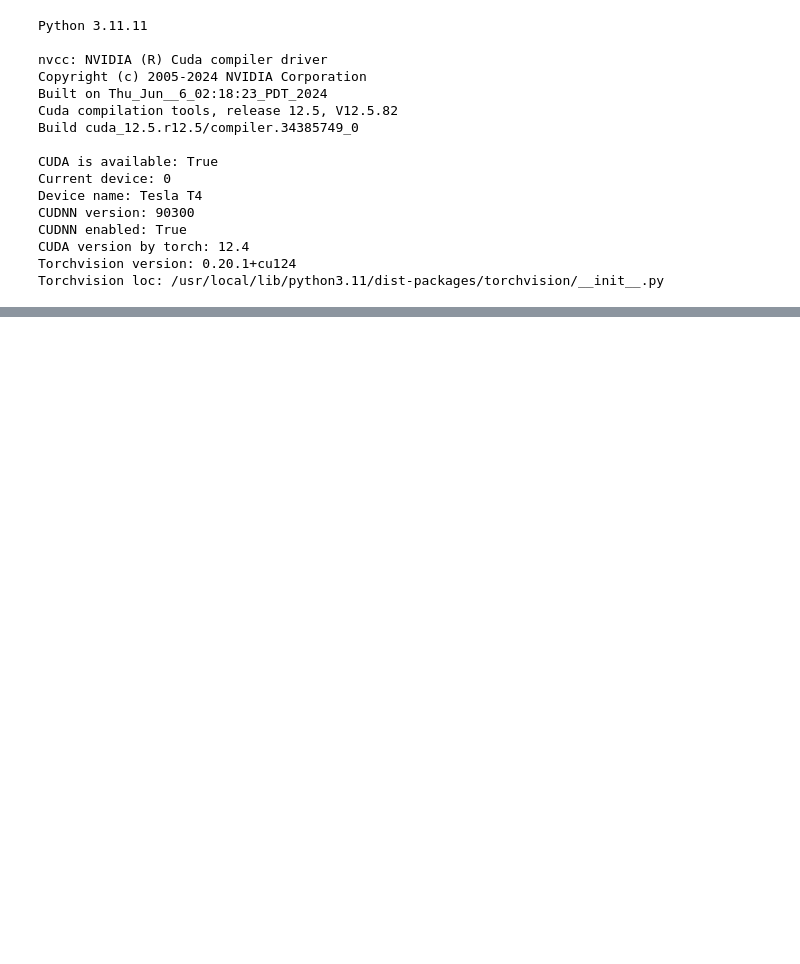
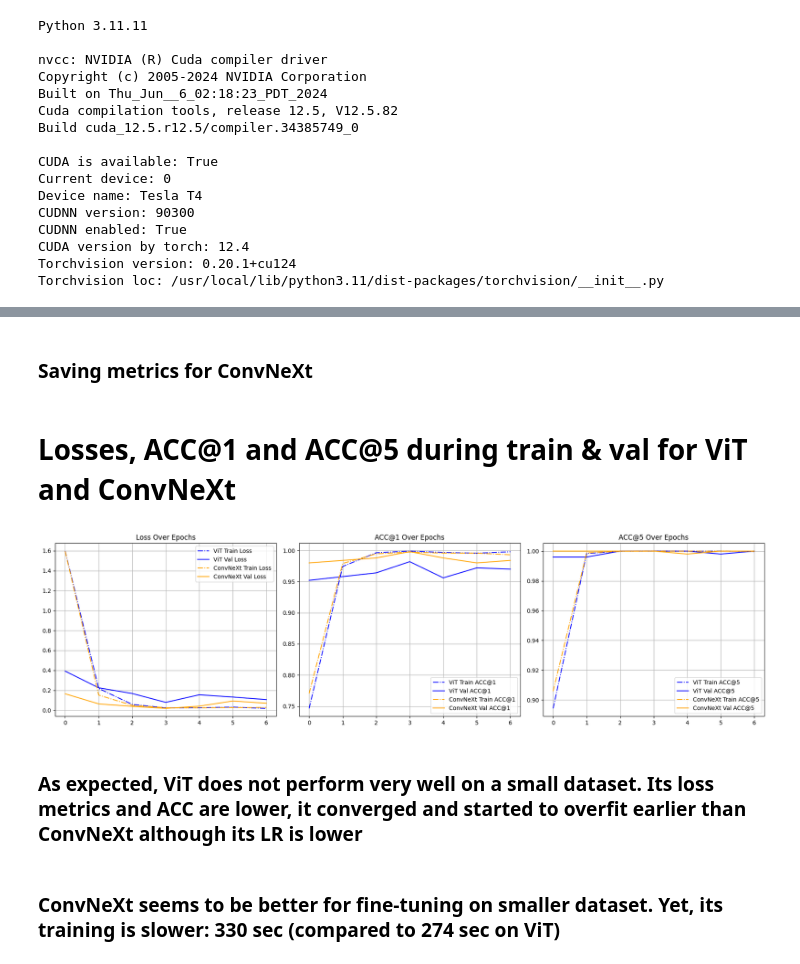
Before and after one commit to Memirlan/ViT-vs-ConvNeXt, a Jupyter notebook: vit-b-16-vs-convnext.ipynb, the cells around one changed output, grey strips where cells are left out. Drawn from its saved outputs; the diff is of its cells as text; code cells hidden in the pictures; blank space fills up the shorter version.

```diff
--- a/vit-b-16-vs-convnext.ipynb
+++ b/vit-b-16-vs-convnext.ipynb
@@ -135,7 +144,7 @@ def evaluate(model, dataloader, device):
 
     return avg_loss, acc1, acc5
 
-num_epochs = 10
+num_epochs = 20
 # %%
 from IPython.display import clear_output, display
 import matplotlib.pyplot as plt
@@ -241,0 +304,5 @@ torch.save(model.state_dict(), 'vit_b_16_butterfly_classification.pth')
+# %%
+import json
+
+with open('/kaggle/working/history.json', 'w') as f:
+    json.dump(history, f)
@@ -242,6 +320,7 @@ torch.save(model.state_dict(), 'vit_b_16_butterfly_classification.pth')
 # %%
 model_v2 = torchvision.models.convnext_base(weights=torchvision.models.ConvNeXt_Base_Weights.DEFAULT)
 model_v2.classifier[2] = nn.Linear(model_v2.classifier[2].in_features, num_classes)
+model_v2 = nn.DataParallel(model_v2)
 model_v2 = model_v2.to(device)
 # %%
 criterion_v2 = nn.CrossEntropyLoss()
@@ -255,3 +334,5 @@ history_v2 = {
     'val_acc1': [],
     'val_acc5': []
 }
+
+num_epochs_v2 = 20
@@ -346,0 +445,2 @@ KeyboardInterrupt:
+# %% [markdown]
+### Saving metrics for ConvNeXt
@@ -346,0 +450,43 @@ KeyboardInterrupt:
+# %% [markdown]
+# Losses, ACC@1 and ACC@5 during train & val for ViT and ConvNeXt
+# %%
+# Create subplots
+fig, axs = plt.subplots(1, 3, figsize=(18, 5))
+
+# 1. Loss
+axs[0].plot(history['train_loss'], label='ViT Train Loss', color='blue', linestyle='-.')
+axs[0].plot(history['val_loss'], label='ViT Val Loss', color='blue', linestyle='-')
+axs[0].plot(history_v2['train_loss'], label='ConvNeXt Train Loss', color='orange', linestyle='-.')
+axs[0].plot(history_v2['val_loss'], label='ConvNeXt Val Loss', color='orange', linestyle='-')
+axs[0].set_title('Loss Over Epochs')
+axs[0].legend()
+axs[0].grid(True)
+
+# 2. ACC@1
+axs[1].plot(history['train_acc1'], label='ViT Train ACC@1', color='blue', linestyle='-.')
+axs[1].plot(history['val_acc1'], label='ViT Val ACC@1', color='blue', linestyle='-')
+axs[1].plot(history_v2['train_acc1'], label='ConvNeXt Train ACC@1', color='orange', linestyle='-.')
+axs[1].plot(history_v2['val_acc1'], label='ConvNeXt Val ACC@1', color='orange', linestyle='-')
+axs[1].set_title('ACC@1 Over Epochs')
+axs[1].legend()
+axs[1].grid(True)
+
+# 3. ACC@5
+axs[2].plot(history['train_acc5'], label='ViT Train ACC@5', color='blue', linestyle='-.')
+axs[2].plot(history['val_acc5'], label='ViT Val ACC@5', color='blue', linestyle='-')
+axs[2].plot(history_v2['train_acc5'], label='ConvNeXt Train ACC@5', color='orange', linestyle='-.')
+axs[2].plot(history_v2['val_acc5'], label='ConvNeXt Val ACC@5', color='orange', linestyle='-')
+axs[2].set_title('ACC@5 Over Epochs')
+axs[2].legend()
+axs[2].grid(True)
+
+# Final formatting and save
+plt.tight_layout()
+plt.savefig('/kaggle/working/vit_vs_convnext_metrics.png')
+plt.show()
+# %% [output]
+[figure, added]
+# %% [markdown]
+### As expected, ViT does not perform very well on a small dataset. Its loss metrics and ACC are lower, it converged and started to overfit earlier than ConvNeXt although its LR is lower
+# %% [markdown]
+### ConvNeXt seems to be better for fine-tuning on smaller dataset. Yet, its training is slower: 330 sec (compared to 274 sec on ViT)
```
Also changed, not shown: parts of 14 cells of this notebook, 4 other files.
